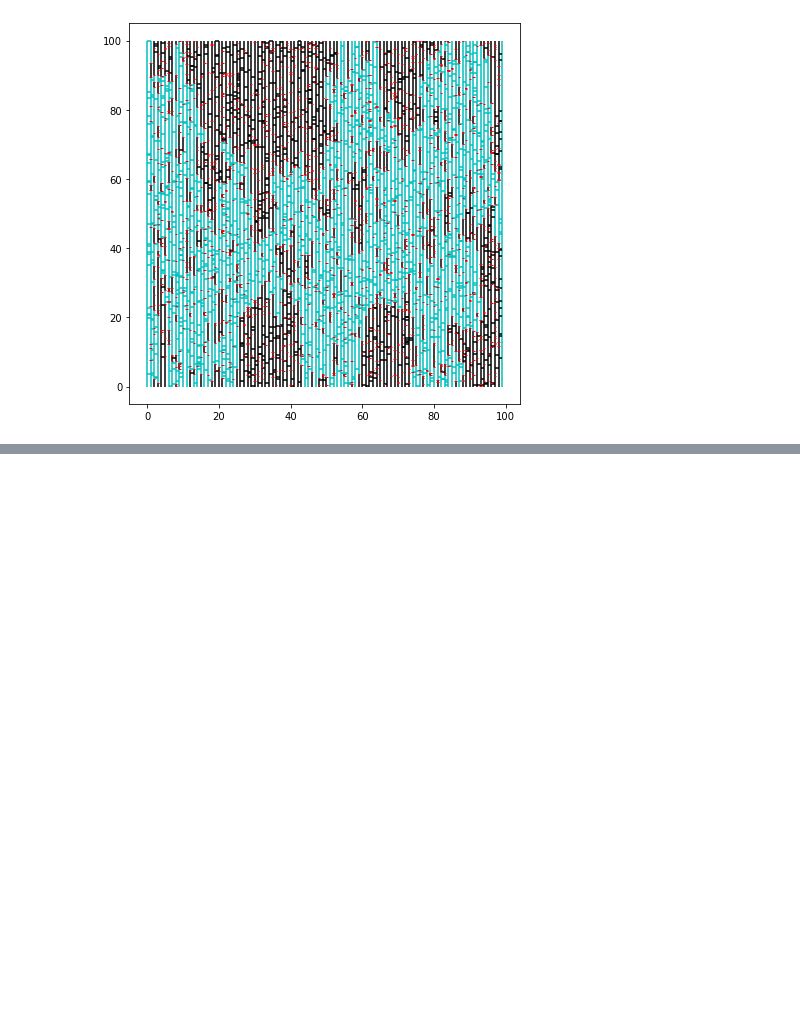
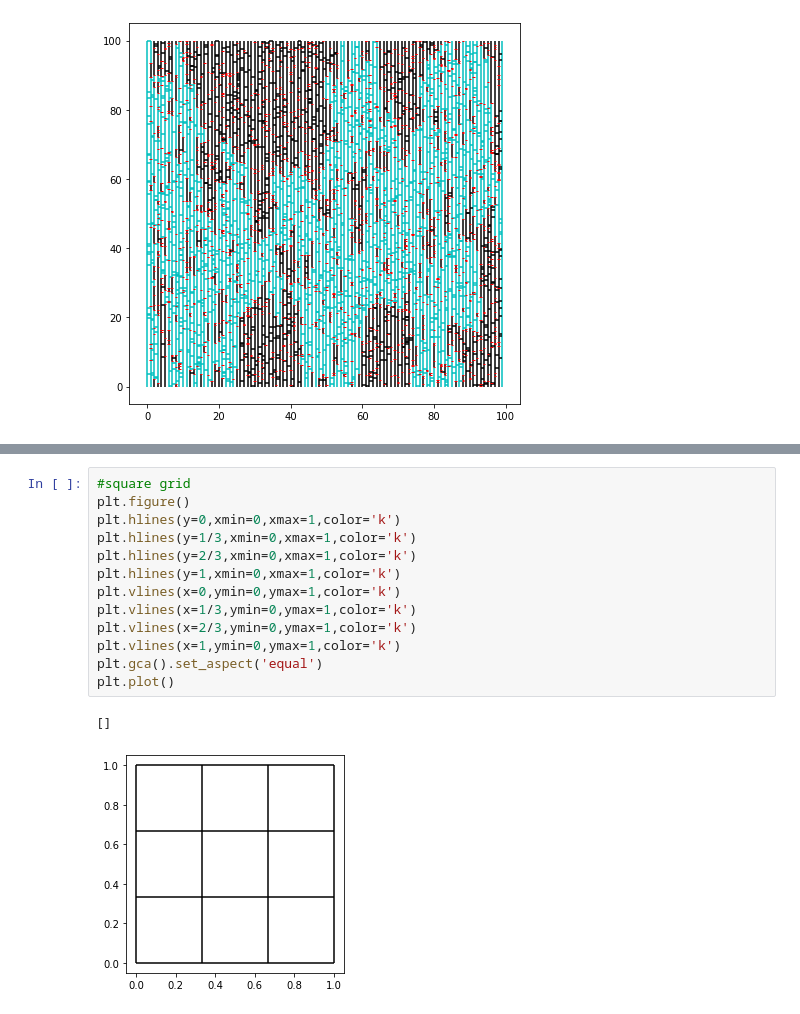
Before and after one commit to j4cobgarby/Percolation, a Jupyter notebook: Percolation Group 1 Edited.ipynb, the cells around one changed output, grey strips where cells are left out. Saved outputs shown, nothing was run; the diff lists cells and outputs as text; blank space fills up the shorter version.

```diff
--- a/Percolation Group 1 Edited.ipynb
+++ b/Percolation Group 1 Edited.ipynb
@@ -785,0 +930,16 @@ while True:
+# %%
+#square grid
+plt.figure()
+plt.hlines(y=0,xmin=0,xmax=1,color='k')
+plt.hlines(y=1/3,xmin=0,xmax=1,color='k')
+plt.hlines(y=2/3,xmin=0,xmax=1,color='k')
+plt.hlines(y=1,xmin=0,xmax=1,color='k')
+plt.vlines(x=0,ymin=0,ymax=1,color='k')
+plt.vlines(x=1/3,ymin=0,ymax=1,color='k')
+plt.vlines(x=2/3,ymin=0,ymax=1,color='k')
+plt.vlines(x=1,ymin=0,ymax=1,color='k')
+plt.gca().set_aspect('equal')
+plt.plot()
+# %% [output]
+[]
+[figure, added]
```
Also changed, not shown: parts of 14 cells of this notebook.
